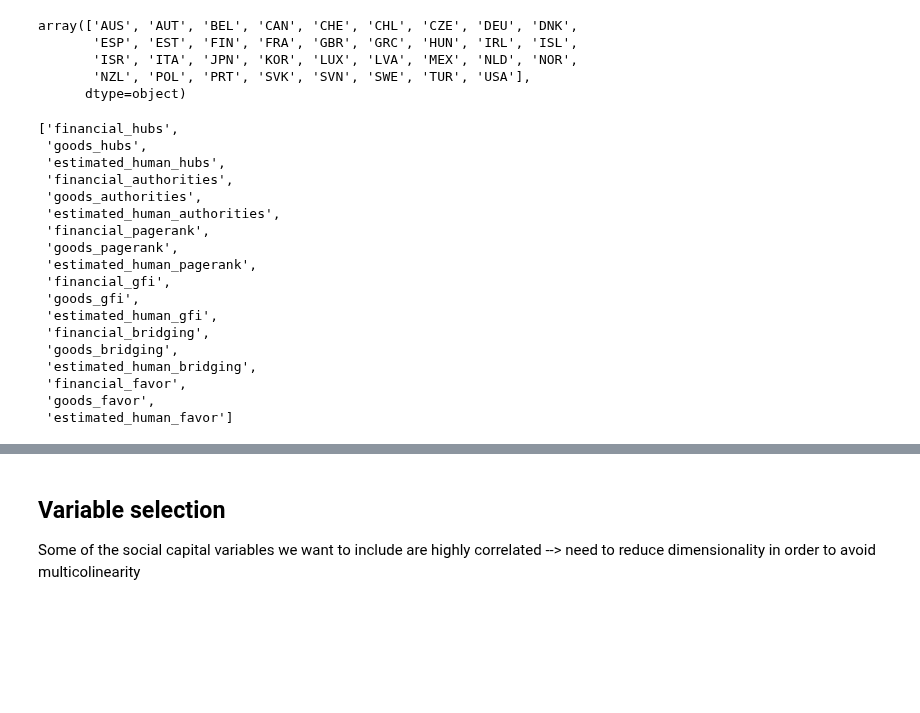
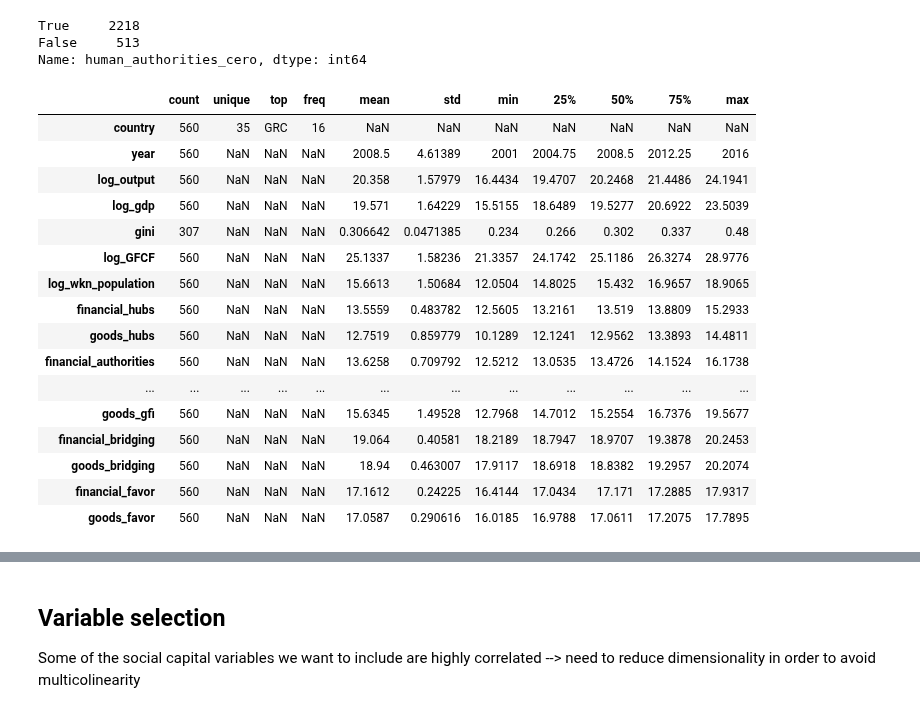
Before and after one commit to jaimeoliver1/social_capital_in_trade_networks, a Jupyter notebook: notebooks/01_01_linear_models_social_capital.ipynb, the cells around one changed output, grey strips where cells are left out. Drawn from its saved outputs; the diff is of its cells as text; code cells hidden in the pictures; blank space fills up the shorter version.

```diff
--- a/notebooks/01_01_linear_models_social_capital.ipynb
+++ b/notebooks/01_01_linear_models_social_capital.ipynb
@@ -28,38 +51,31 @@ df_model = pd.read_parquet(data_path)
 df_model = df_model[df_model.year.between(2001, 2016)]
 
 df_model['human_authorities_cero'] = np.isclose(df_model.human_authorities, 0)
-df_model['receiving_cuntries'] = df_model.groupby('country').human_authorities_cero.transform(lambda x: sum(x)<len(x))
-#df_model = df_model[df_model.receiving_cuntries]
 
-centralities = ['hubs', 'authorities','pagerank', 'gfi', 'bridging', 'favor']
-networks = ['financial', 'goods', 'human']
-networks = ['financial', 'goods', 'estimated_human']
+df_model['human_authorities_cero'].value_counts()
+# %% [output]
+True     2218
+False     513
+Name: human_authorities_cero, dtype: int64
-# %%
-df_model[df_model.receiving_cuntries].country.unique()
-# %% [output]
-array(['AUS', 'AUT', 'BEL', 'CAN', 'CHE', 'CHL', 'CZE', 'DEU', 'DNK',
-       'ESP', 'EST', 'FIN', 'FRA', 'GBR', 'GRC', 'HUN', 'IRL', 'ISL',
-       'ISR', 'ITA', 'JPN', 'KOR', 'LUX', 'LVA', 'MEX', 'NLD', 'NOR',
-       'NZL', 'POL', 'PRT', 'SVK', 'SVN', 'SWE', 'TUR', 'USA'],
-      dtype=object)
 # %%
-[f'{n}_{c}' for c in centralities for n in networks]
+corr_cols = ['log_output', 'log_gdp', 'gini', 'log_GFCF', 'log_wkn_population'] + [f'{n}_{c}' for c in centralities for n in networks]
+
+df_model[['country', 'year'] + corr_cols].describe(include='all').T
 # %% [output]
-['financial_hubs',
- 'goods_hubs',
- 'estimated_human_hubs',
- 'financial_authorities',
- 'goods_authorities',
- 'estimated_human_authorities',
- 'financial_pagerank',
- 'goods_pagerank',
- 'estimated_human_pagerank',
- 'financial_gfi',
- 'goods_gfi',
- 'estimated_human_gfi',
- 'financial_bridging',
- 'goods_bridging',
- 'estimated_human_bridging',
- 'financial_favor',
- 'goods_favor',
- 'estimated_human_favor']
+|  | count | unique | top | freq | mean | std | min | 25% | 50% | 75% | max |
+| country | 560 | 35 | GRC | 16 | NaN | NaN | NaN | NaN | NaN | NaN | NaN |
+| year | 560 | NaN | NaN | NaN | 2008.5 | 4.61389 | 2001 | 2004.75 | 2008.5 | 2012.25 | 2016 |
+| log_output | 560 | NaN | NaN | NaN | 20.358 | 1.57979 | 16.4434 | 19.4707 | 20.2468 | 21.4486 | 24.1941 |
+| log_gdp | 560 | NaN | NaN | NaN | 19.571 | 1.64229 | 15.5155 | 18.6489 | 19.5277 | 20.6922 | 23.5039 |
+| gini | 307 | NaN | NaN | NaN | 0.306642 | 0.0471385 | 0.234 | 0.266 | 0.302 | 0.337 | 0.48 |
+| log_GFCF | 560 | NaN | NaN | NaN | 25.1337 | 1.58236 | 21.3357 | 24.1742 | 25.1186 | 26.3274 | 28.9776 |
+| log_wkn_population | 560 | NaN | NaN | NaN | 15.6613 | 1.50684 | 12.0504 | 14.8025 | 15.432 | 16.9657 | 18.9065 |
+| financial_hubs | 560 | NaN | NaN | NaN | 13.5559 | 0.483782 | 12.5605 | 13.2161 | 13.519 | 13.8809 | 15.2933 |
+| goods_hubs | 560 | NaN | NaN | NaN | 12.7519 | 0.859779 | 10.1289 | 12.1241 | 12.9562 | 13.3893 | 14.4811 |
+| financial_authorities | 560 | NaN | NaN | NaN | 13.6258 | 0.709792 | 12.5212 | 13.0535 | 13.4726 | 14.1524 | 16.1738 |
+| ... | ... | ... | ... | ... | ... | ... | ... | ... | ... | ... | ... |
+| goods_gfi | 560 | NaN | NaN | NaN | 15.6345 | 1.49528 | 12.7968 | 14.7012 | 15.2554 | 16.7376 | 19.5677 |
+| financial_bridging | 560 | NaN | NaN | NaN | 19.064 | 0.40581 | 18.2189 | 18.7947 | 18.9707 | 19.3878 | 20.2453 |
+| goods_bridging | 560 | NaN | NaN | NaN | 18.94 | 0.463007 | 17.9117 | 18.6918 | 18.8382 | 19.2957 | 20.2074 |
+| financial_favor | 560 | NaN | NaN | NaN | 17.1612 | 0.24225 | 16.4144 | 17.0434 | 17.171 | 17.2885 | 17.9317 |
+| goods_favor | 560 | NaN | NaN | NaN | 17.0587 | 0.290616 | 16.0185 | 16.9788 | 17.0611 | 17.2075 | 17.7895 |
```
Also changed, not shown: parts of 20 cells of this notebook, 8 other files.
